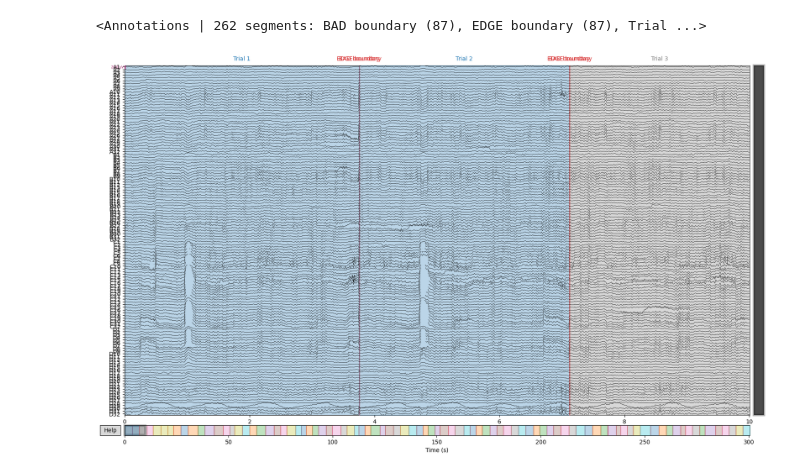
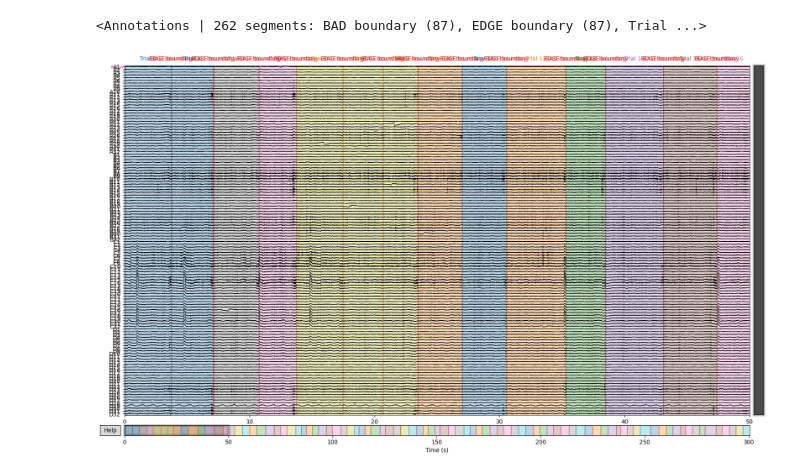
Before and after one commit to MohammadMMK/EEG-analysis-pipeline, a Jupyter notebook: notebooks/subject-preprocess/601.ipynb, the cells around one changed output. Saved outputs shown, nothing was run; the diff lists cells and outputs as text; code cells hidden in the pictures.

```diff
--- a/notebooks/subject-preprocess/601.ipynb
+++ b/notebooks/subject-preprocess/601.ipynb
@@ -17,7 +17,7 @@ if workspace_root not in sys.path:
 from functions import preprocess
 
 # Load the bridged channels data
-with open(os.path.join(workspace_root, 'results', 'bridged_channels_analysis.pkl'), "rb") as f:
+with open(os.path.join(workspace_root, 'Data', 'bridged_channels_analysis.pkl'), "rb") as f:
     all_bridged_channels = pickle.load(f)
     bridged_channels= all_bridged_channels[5][subject] # either 5 or 16 ; 16 is a stricter threshold
 
@@ -152,6 +148,0 @@ none
-# %%
-selected_bad = {}
-selected_bad[subject] = {'channel_names': ['D29']}
-# save the selected bad channels
-with open(os.path.join(workspace_root, 'results', 'bad_channels_detected.pkl'), "wb") as f:
-    pickle.dump(selected_bad, f)
@@ -173,7 +154,7 @@ import mne
 all_events = all_events.dropna()
 all_trials = []
 annotations = []
-
+raw.set_eeg_reference(ref_channels='average')
 for idx, row in all_events.iterrows():
     Tnum = int(row['Trial'])
     start = row['defOnset'] - 0.2
@@ -203,9 +184,9 @@ print(new_raw.annotations)
 <Annotations | 262 segments: BAD boundary (87), EDGE boundary (87), Trial ...>
 # %%
 %matplotlib qt
-new_raw.plot( n_channels=128, scalings=dict(eeg=10e-6), picks = 'eeg', duration = 10)
+new_raw.plot( n_channels=128, scalings=dict(eeg=40e-6), picks = 'eeg', duration = 25)
 # %% [output]
-[figure, old version]
+[figure, new version]
 # %%
 # load the selected bad channels
 with open(os.path.join(workspace_root, 'results', 'bad_channels_detected.pkl'), "rb") as f:
```
Also changed, not shown: parts of 11 cells of this notebook, 8 other files.
